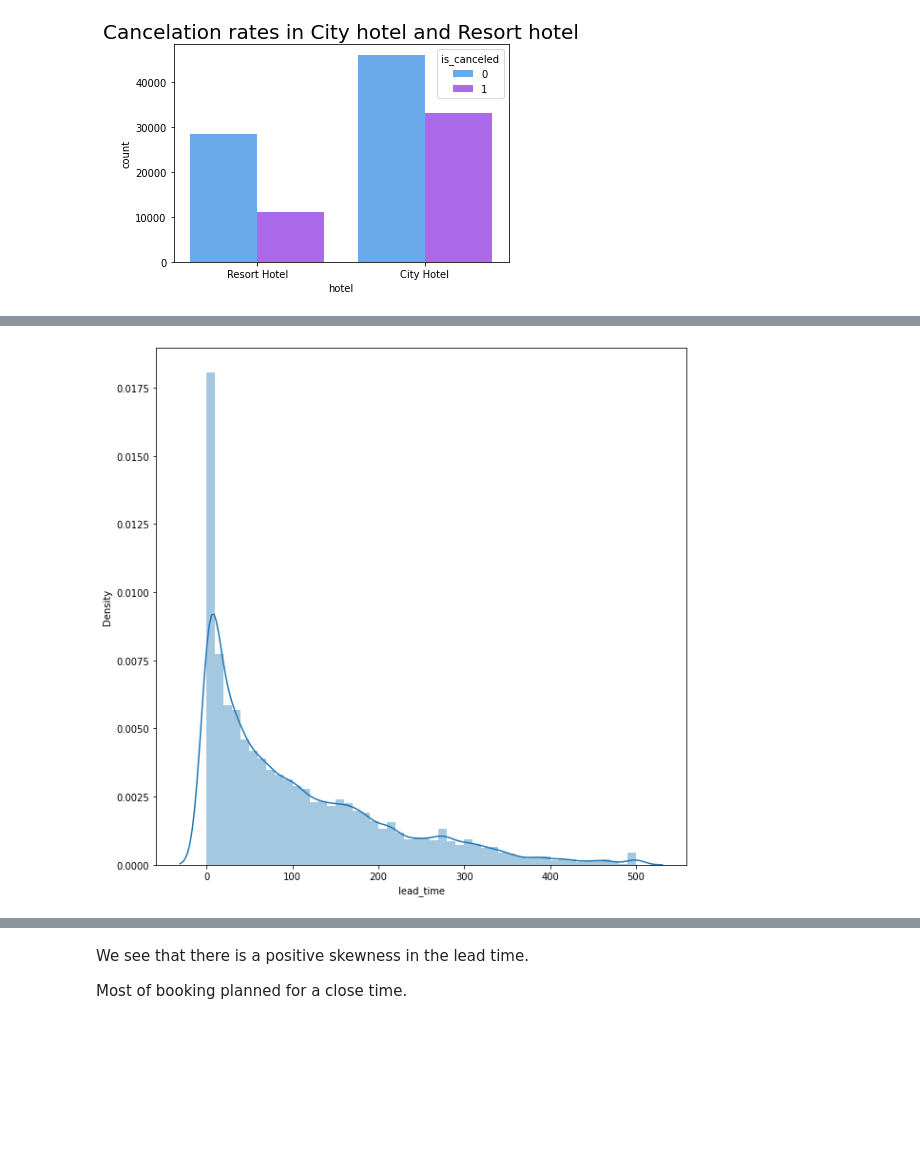
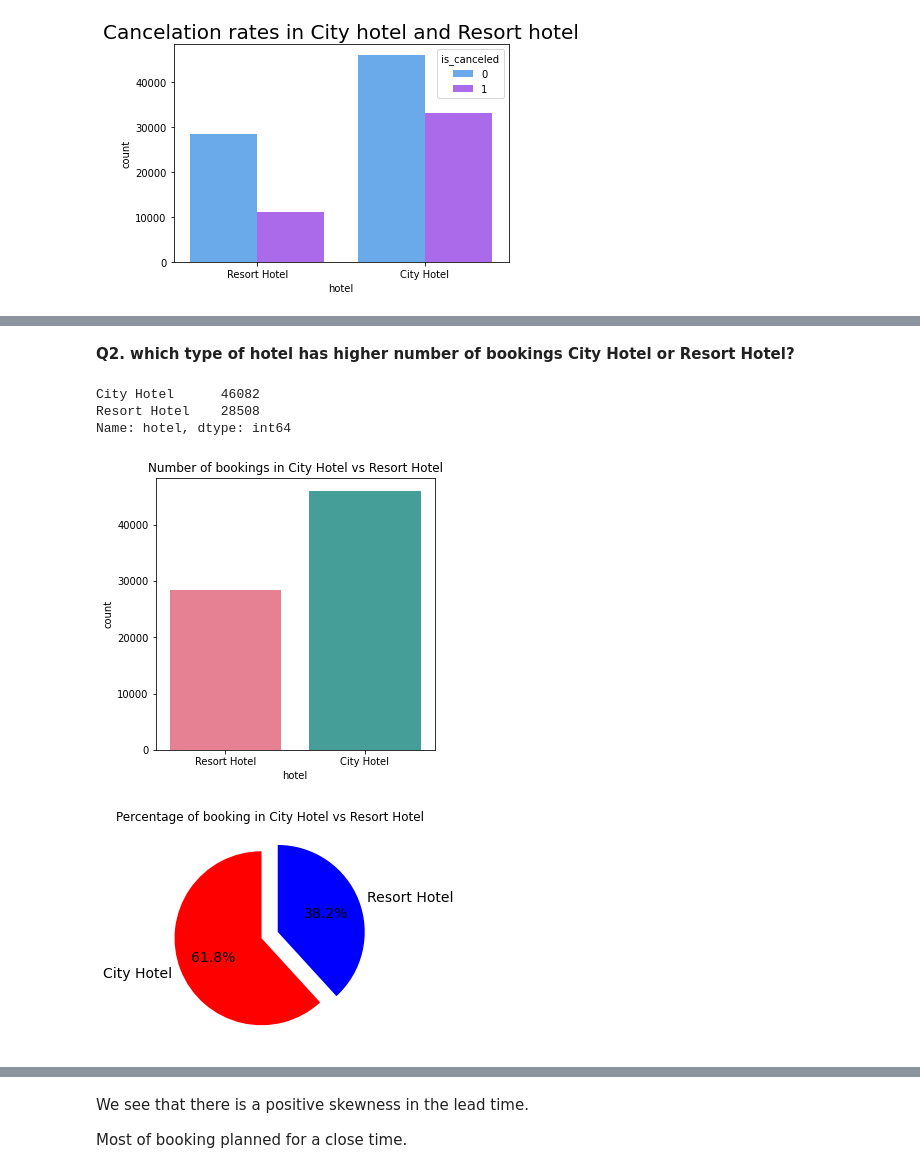
Before and after one commit to iam-ajitkumartoppo/hotel-booking-analysis, a Jupyter notebook: EDA_Hotel_Booking_Analysis_Capstone_Project.ipynb, the cells around one changed output, grey strips where cells are left out. Drawn from its saved outputs; the diff is of its cells as text; code cells hidden in the pictures; blank space fills up the shorter version.

```diff
--- a/EDA_Hotel_Booking_Analysis_Capstone_Project.ipynb
+++ b/EDA_Hotel_Booking_Analysis_Capstone_Project.ipynb
@@ -414,2 +232,0 @@ Name: customer_type, dtype: int64
-# %%
-df.drop(df[df['adr']>5000].index, inplace=True)
@@ -484,6 +233,29 @@ Numerical features are:  ['lead_time', 'arrival_date_year', 'arrival_date_week_n
-# %%
-plt.figure(figsize=(10,10))
-sns.distplot(a=df['lead_time'], label='lead_time_distribution')
-plt.show()
-# %% [output]
-[figure, removed]
+# %%
+#for further analysis we want to consider the bookigs that were not cancelled
+df_1 = df[df['is_canceled'] == 0]
+# %% [markdown]
+**Q2. which type of hotel has higher number of bookings City Hotel or Resort Hotel?**
+# %%
+df_1.hotel.value_counts()
+# %% [output]
+City Hotel      46082
+Resort Hotel    28508
+Name: hotel, dtype: int64
+# %%
+plt.figure(figsize=(5,5))
+sns.countplot(df_1['hotel'], palette='husl')
+plt.title("Number of bookings in City Hotel vs Resort Hotel")
+plt.show()
+# %% [output]
+[figure, added]
+# %%
+labels = df_1['hotel'].value_counts().index.tolist()
+sizes = df_1['hotel'].value_counts().tolist()
+explode = (0.1, 0.1)
+colors = ['red', 'blue']
+
+plt.pie(sizes, explode=explode, labels=labels, colors=colors, autopct='%1.1f%%',startangle =90, textprops={'fontsize': 14})
+plt.title("Percentage of booking in City Hotel vs Resort Hotel")
+plt.show()
+# %% [output]
+[figure, added]
```
Also changed, not shown: parts of 74 cells of this notebook.
